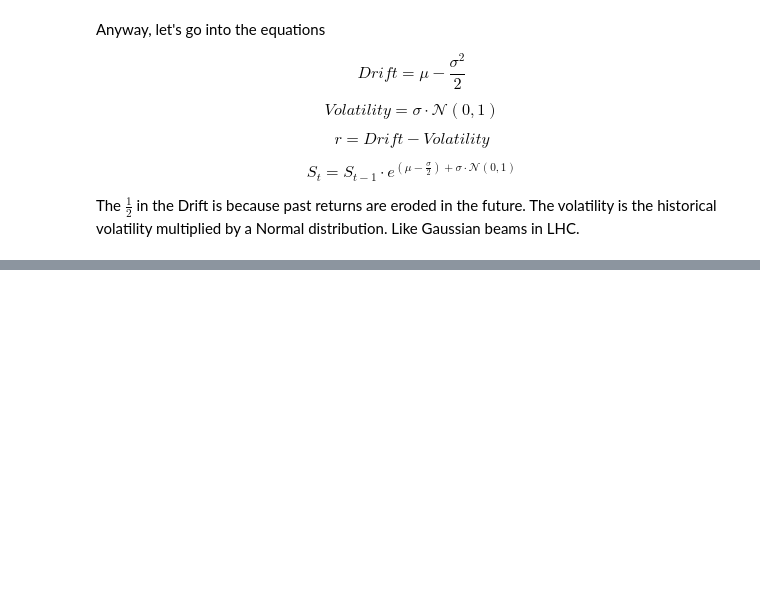
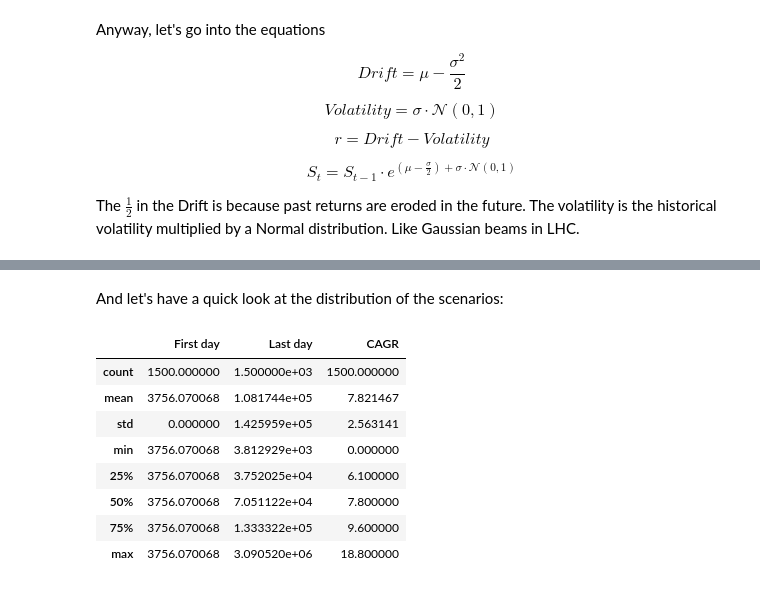
Before and after one commit to DrAlexSanz/MC-calculations, a Jupyter notebook: Monte_Carlo_SP500.ipynb, the cells around one changed output, grey strips where cells are left out. Drawn from its saved outputs; the diff is of its cells as text; code cells hidden in the pictures; blank space fills up the shorter version.

```diff
--- a/Monte_Carlo_SP500.ipynb
+++ b/Monte_Carlo_SP500.ipynb
@@ -225,0 +221,7 @@ plt.plot(pd.DataFrame(curves).iloc[:, :10])
+# %%
+two_cols = np.array([curves[:, 0], curves[:, -1]]).transpose()
+
+first_last = pd.DataFrame(two_cols, columns = ["First day", "Last day"])
+
+#And let's check that it's the correct values and shape
+first_last.head()
@@ -225,0 +251,4 @@ plt.plot(pd.DataFrame(curves).iloc[:, :10])
+# %%
+first_last["CAGR"] = ((first_last["Last day"] / first_last["First day"])**(1/(39)) - 1 ) * 100 # It's 39 periods, 40 years.
+first_last["CAGR"] = first_last["CAGR"].round(1)
+first_last.head()
@@ -225,0 +262,14 @@ plt.plot(pd.DataFrame(curves).iloc[:, :10])
+# %% [markdown]
+And let's have a quick look at the distribution of the scenarios:
+# %%
+first_last.describe()
+# %% [output]
+|  | First day | Last day | CAGR |
+| count | 1500.000000 | 1.500000e+03 | 1500.000000 |
+| mean | 3756.070068 | 1.081744e+05 | 7.821467 |
+| std | 0.000000 | 1.425959e+05 | 2.563141 |
+| min | 3756.070068 | 3.812929e+03 | 0.000000 |
+| 25% | 3756.070068 | 3.752025e+04 | 6.100000 |
+| 50% | 3756.070068 | 7.051122e+04 | 7.800000 |
+| 75% | 3756.070068 | 1.333322e+05 | 9.600000 |
+| max | 3756.070068 | 3.090520e+06 | 18.800000 |
```
Also changed, not shown: parts of 16 cells of this notebook.
